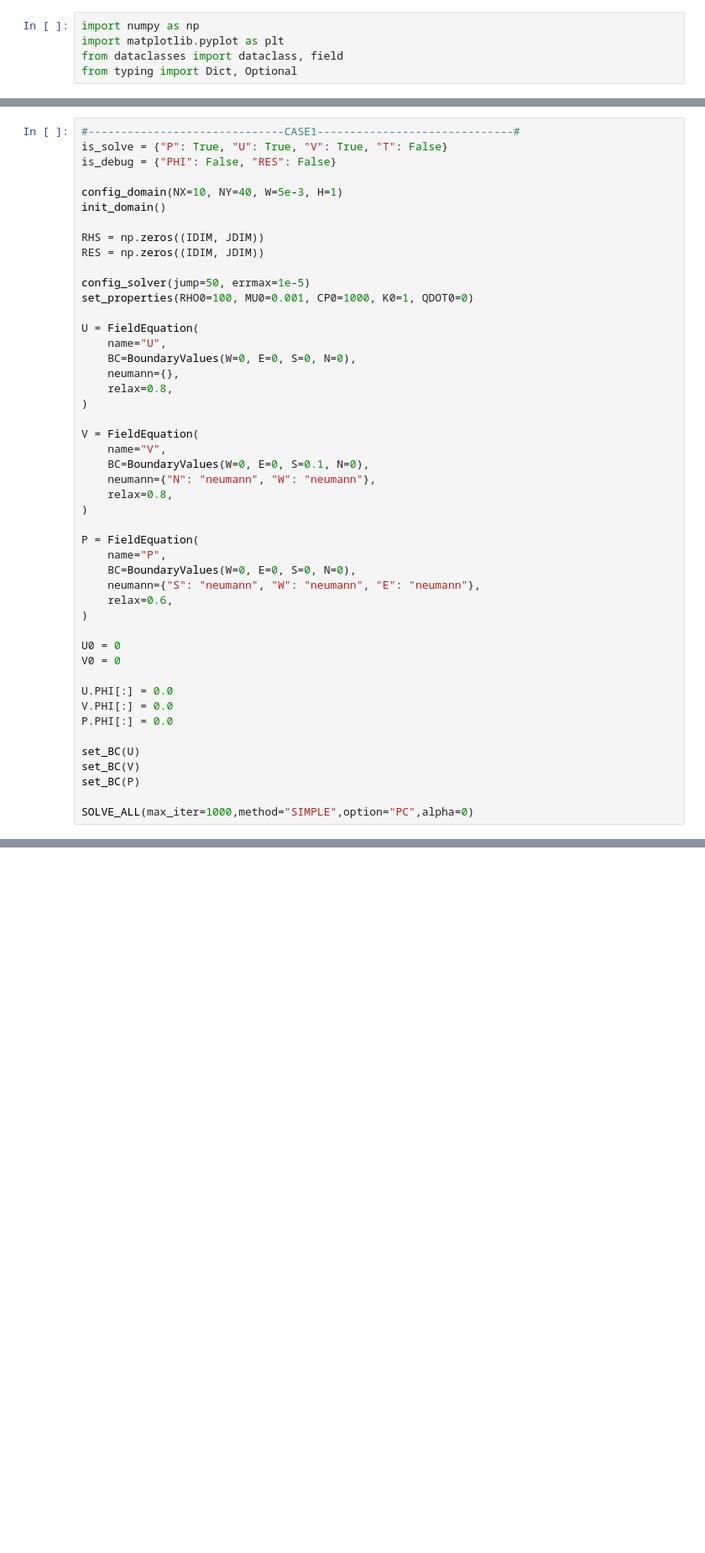
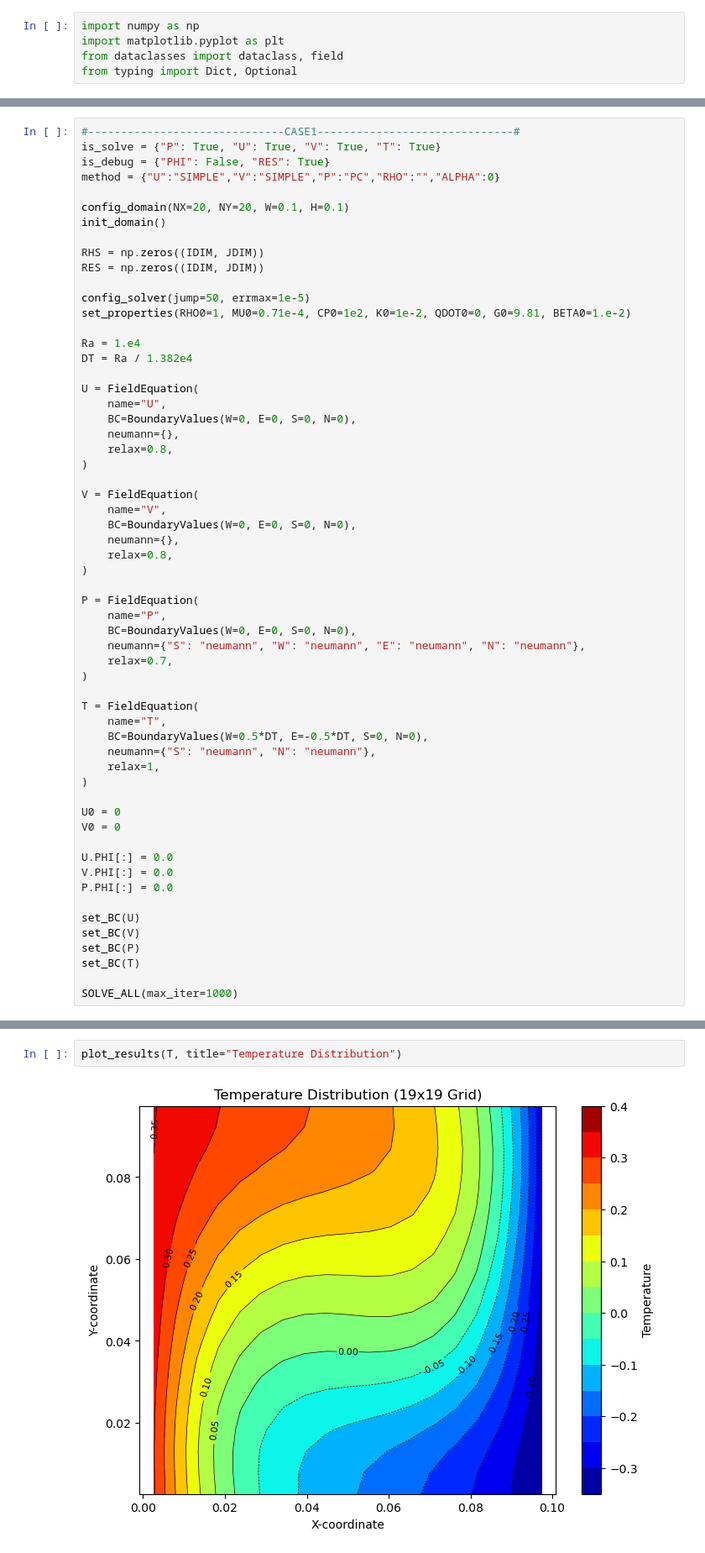
Before and after one commit to jo0n-lab/CFD_SCRACTH, a Jupyter notebook: tmp.ipynb, the cells around one changed output, grey strips where cells are left out. Shown: that part at 84% size. Drawn from its saved outputs; the diff is of its cells as text; blank space fills up the shorter version.

```diff
--- a/tmp.ipynb
+++ b/tmp.ipynb
@@ -823,16 +960,20 @@ def pprint(**kwargs):
 # %%
 #------------------------------CASE1------------------------------#
-is_solve = {"P": True, "U": True, "V": True, "T": False}
-is_debug = {"PHI": False, "RES": False}
+is_solve = {"P": True, "U": True, "V": True, "T": True}
+is_debug = {"PHI": False, "RES": True}
+method = {"U":"SIMPLE","V":"SIMPLE","P":"PC","RHO":"","ALPHA":0}
 
-config_domain(NX=10, NY=40, W=5e-3, H=1)
+config_domain(NX=20, NY=20, W=0.1, H=0.1)
 init_domain()
 
 RHS = np.zeros((IDIM, JDIM))
 RES = np.zeros((IDIM, JDIM))
 
 config_solver(jump=50, errmax=1e-5)
-set_properties(RHO0=100, MU0=0.001, CP0=1000, K0=1, QDOT0=0)
+set_properties(RHO0=1, MU0=0.71e-4, CP0=1e2, K0=1e-2, QDOT0=0, G0=9.81, BETA0=1.e-2)
+
+Ra = 1.e4
+DT = Ra / 1.382e4
 
 U = FieldEquation(
     name="U",
@@ -843,16 +984,23 @@ U = FieldEquation(
 
 V = FieldEquation(
     name="V",
-    BC=BoundaryValues(W=0, E=0, S=0.1, N=0),
-    neumann={"N": "neumann", "W": "neumann"},
+    BC=BoundaryValues(W=0, E=0, S=0, N=0),
+    neumann={},
     relax=0.8,
 )
 
 P = FieldEquation(
     name="P",
     BC=BoundaryValues(W=0, E=0, S=0, N=0),
-    neumann={"S": "neumann", "W": "neumann", "E": "neumann"},
-    relax=0.6,
+    neumann={"S": "neumann", "W": "neumann", "E": "neumann", "N": "neumann"},
+    relax=0.7,
+)
+
+T = FieldEquation(
+    name="T",
+    BC=BoundaryValues(W=0.5*DT, E=-0.5*DT, S=0, N=0),
+    neumann={"S": "neumann", "N": "neumann"},
+    relax=1,
 )
 
 U0 = 0
@@ -865,5 +1013,6 @@ P.PHI[:] = 0.0
 set_BC(U)
 set_BC(V)
 set_BC(P)
+set_BC(T)
 
-SOLVE_ALL(max_iter=1000,method="SIMPLE",option="PC",alpha=0)
+SOLVE_ALL(max_iter=1000)
@@ -1018,0 +1037,4 @@ plt.plot(YP[j_range],V.PHI[0,j_range])
+# %%
+plot_results(T, title="Temperature Distribution")
+# %% [output]
+[figure, added]
```
Also changed, not shown: parts of 19 cells of this notebook, 9 other files.
